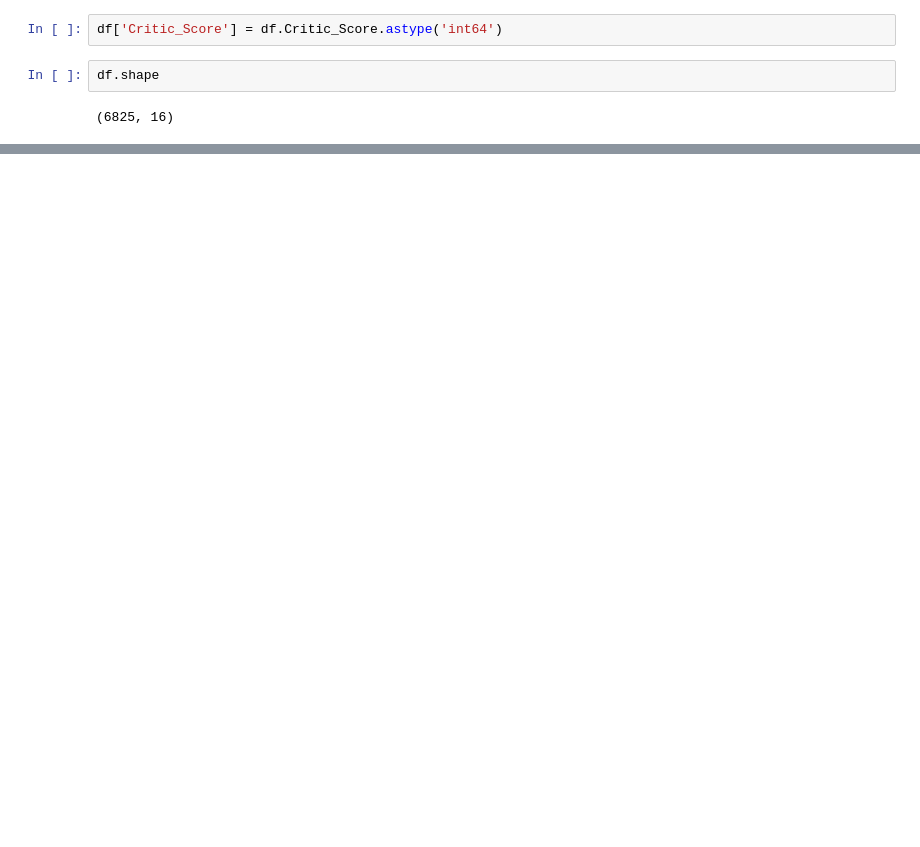
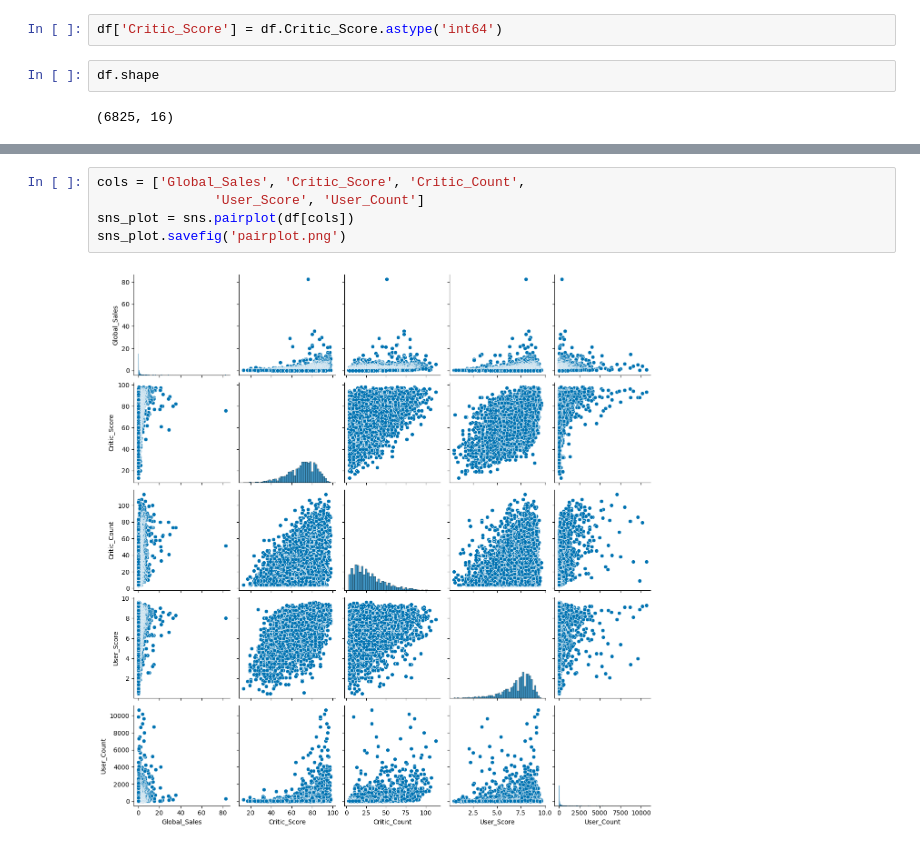
Before and after one commit to Farido01/R1, a Jupyter notebook: game_dataset.ipynb, the cells around one changed output, grey strips where cells are left out. Saved outputs shown, nothing was run; the diff lists cells and outputs as text; blank space fills up the shorter version.

```diff
--- a/game_dataset.ipynb
+++ b/game_dataset.ipynb
@@ -110,0 +116,7 @@ sales_df.groupby('Year_of_Release').sum().plot()
+# %%
+cols = ['Global_Sales', 'Critic_Score', 'Critic_Count',
+               'User_Score', 'User_Count']
+sns_plot = sns.pairplot(df[cols])
+sns_plot.savefig('pairplot.png')
+# %% [output]
+[figure, added]
```
Also changed, not shown: parts of 7 cells of this notebook, 1 other file.
